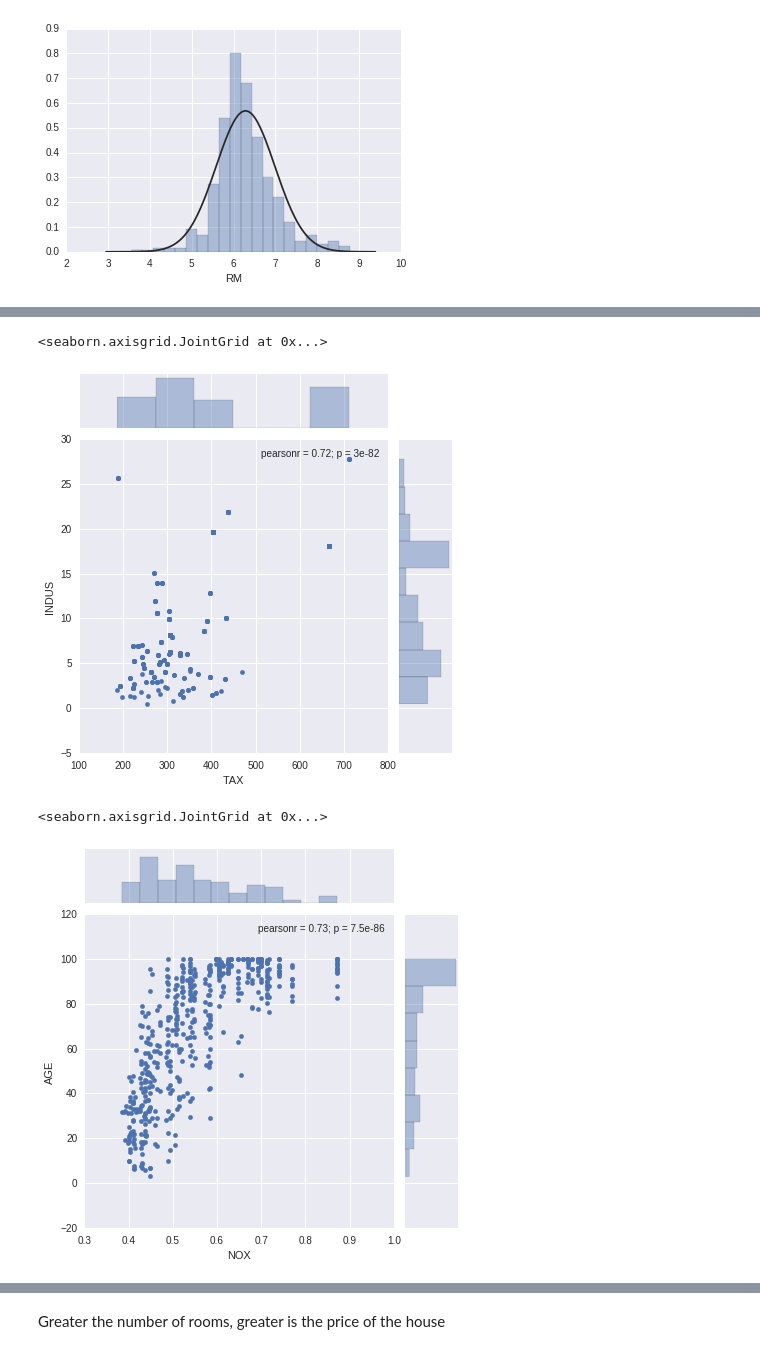
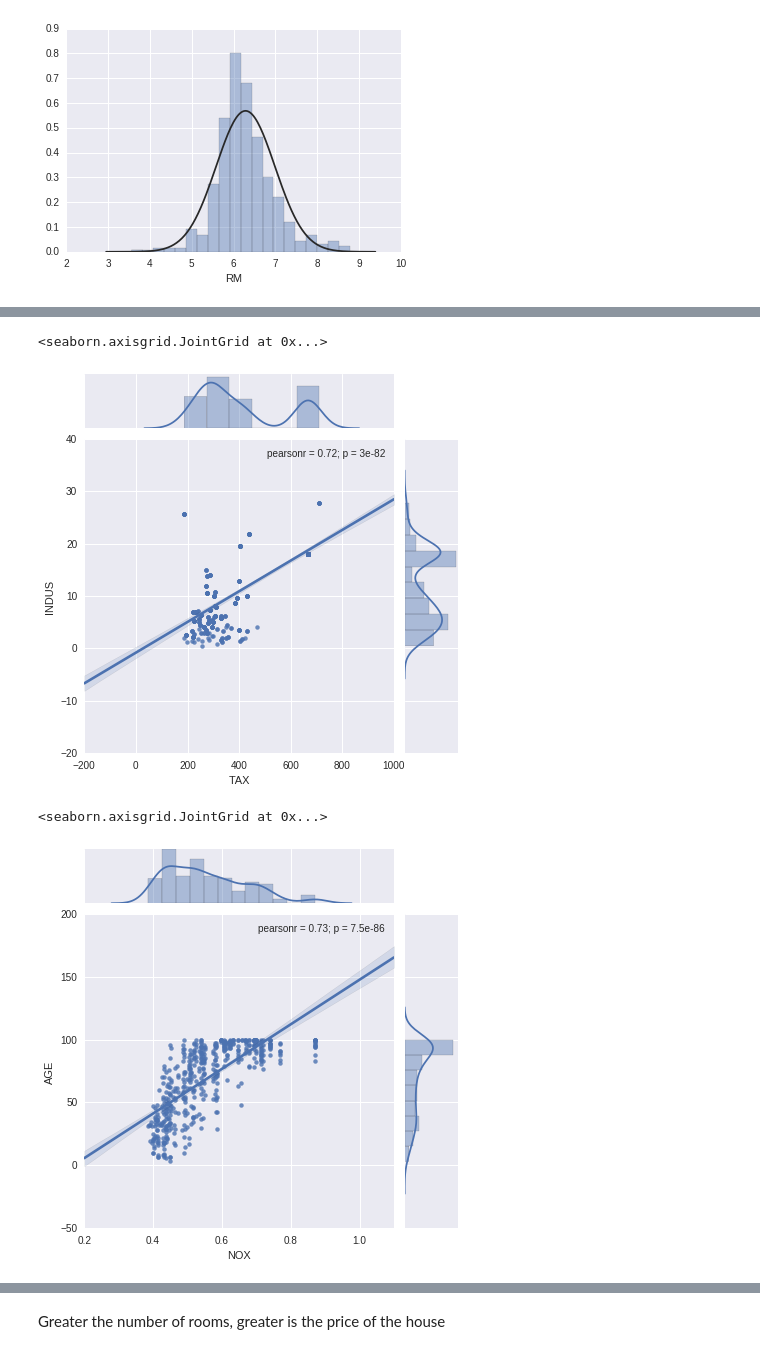
Before and after one commit to anushthakalia/Boston-Housing, a Jupyter notebook: Statistical analysis I.ipynb, the cells around one changed output, grey strips where cells are left out. Saved outputs shown, nothing was run; the diff lists cells and outputs as text; code cells hidden in the pictures.

```diff
--- a/Statistical analysis I.ipynb
+++ b/Statistical analysis I.ipynb
@@ -151,11 +199,11 @@ sns.jointplot(x='NOX', y='INDUS', data=df)
 # %%
-sns.jointplot(x='TAX', y='INDUS', data=df)
+sns.jointplot(x='TAX', y='INDUS', data=df,kind='reg')
 # %% [output]
 <seaborn.axisgrid.JointGrid at 0x...>
-[figure, old version]
+[figure, new version]
 # %%
-sns.jointplot(x='NOX', y='AGE', data=df)
+sns.jointplot(x='NOX', y='AGE', data=df, kind='reg')
 # %% [output]
 <seaborn.axisgrid.JointGrid at 0x...>
-[figure, old version]
+[figure, new version]
 # %%
```
Also changed, not shown: parts of 21 cells of this notebook.
